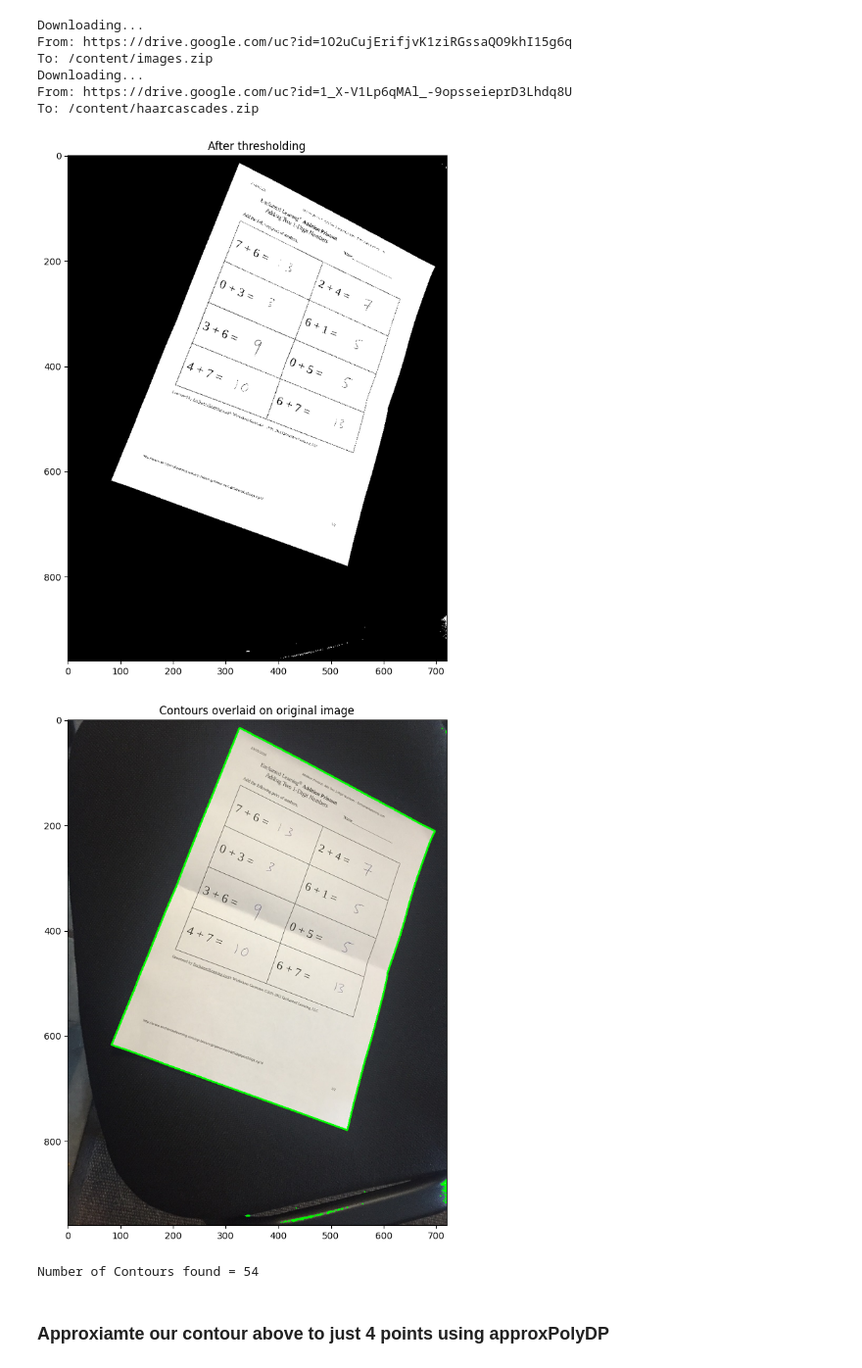
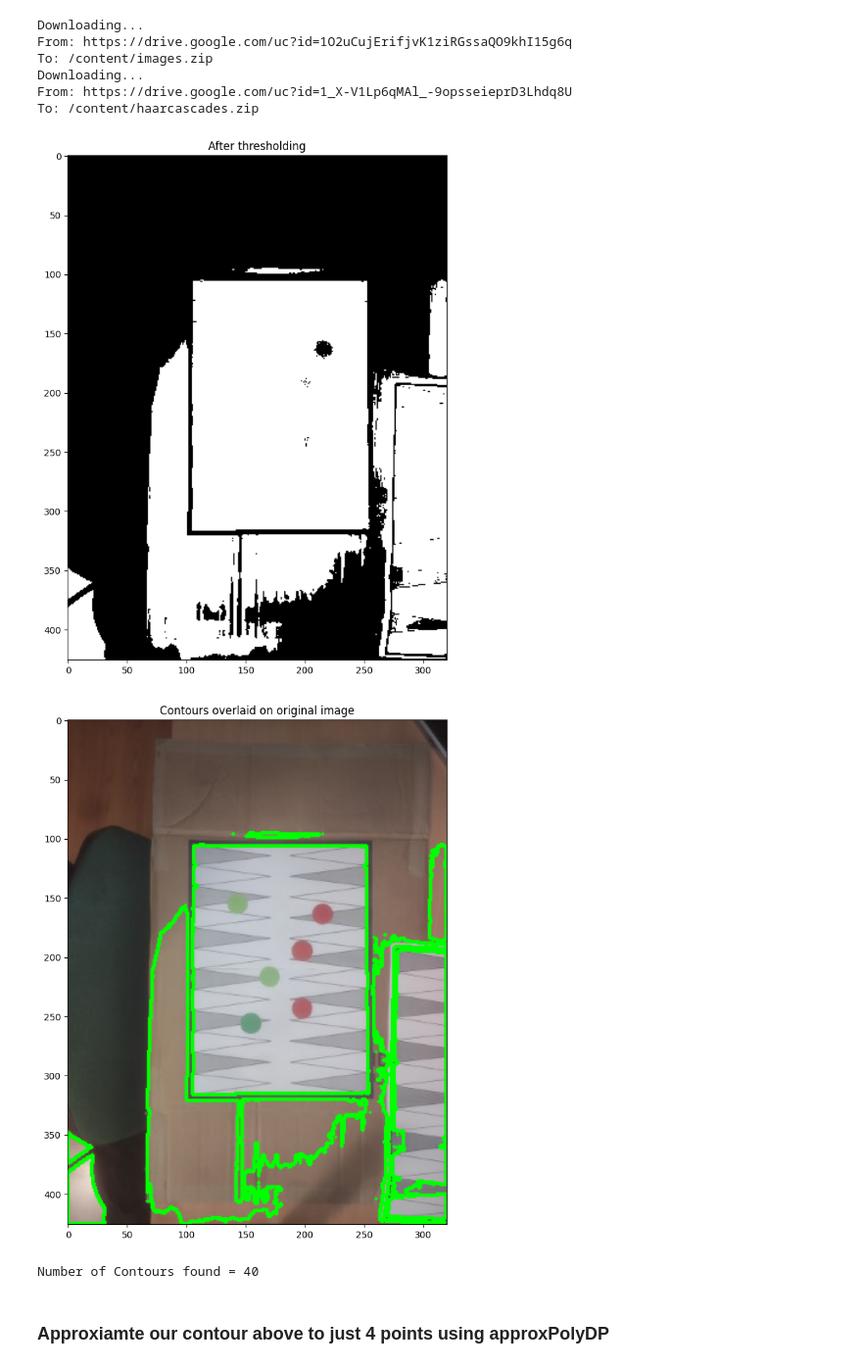
Before and after one commit to gallbotond/modern-computer-vision, a Jupyter notebook: Modern Computer Vision/OpenCV/18. Perspective Transforms.ipynb, the cells around one changed output. Shown: that part at 98% size. Drawn from its saved outputs; the diff is of its cells as text; code cells hidden in the pictures.

```diff
--- a/Modern Computer Vision/OpenCV/18. Perspective Transforms.ipynb
+++ b/Modern Computer Vision/OpenCV/18. Perspective Transforms.ipynb
@@ -37,37 +37,37 @@ To: /content/haarcascades.zip
 import cv2
 import numpy as np
 from matplotlib import pyplot as plt
 
 # Define our imshow function
 def imshow(title = "Image", image = None, size = 10):
     w, h = image.shape[0], image.shape[1]
     aspect_ratio = w/h
     plt.figure(figsize=(size * aspect_ratio,size))
     plt.imshow(cv2.cvtColor(image, cv2.COLOR_BGR2RGB))
     plt.title(title)
     plt.show()
 
-image = cv2.imread('images/scan.jpg')
+image = cv2.imread('./tests/im4.jpeg')
 
 # Convert to Grayscale
 gray = cv2.cvtColor(image, cv2.COLOR_BGR2GRAY)
 
 _, th2 = cv2.threshold(gray, 0, 255, cv2.THRESH_BINARY + cv2.THRESH_OTSU)
 imshow('After thresholding', th2)
 
 # Use a copy of your image e.g. edged.copy(), since findContours alters the image
 contours, hierarchy = cv2.findContours(th2, cv2.RETR_EXTERNAL, cv2.CHAIN_APPROX_SIMPLE)
 
 # Draw all contours, note this overwrites the input image (inplace operation)
 # Use '-1' as the 3rd parameter to draw all
 cv2.drawContours(image, contours, -1, (0,255,0), thickness = 2)
 imshow('Contours overlaid on original image', image)
 
 print("Number of Contours found = " + str(len(contours)))
 # %% [output]
-[figure, old version]
+[figure, new version]
-[figure, old version]
+[figure, new version]
-Number of Contours found = 54
+Number of Contours found = 40
 # %% [markdown]
 ### **Approxiamte our contour above to just 4 points using approxPolyDP**
 # %%
```
Also changed, not shown: parts of 3 cells of this notebook, 13 other files.
